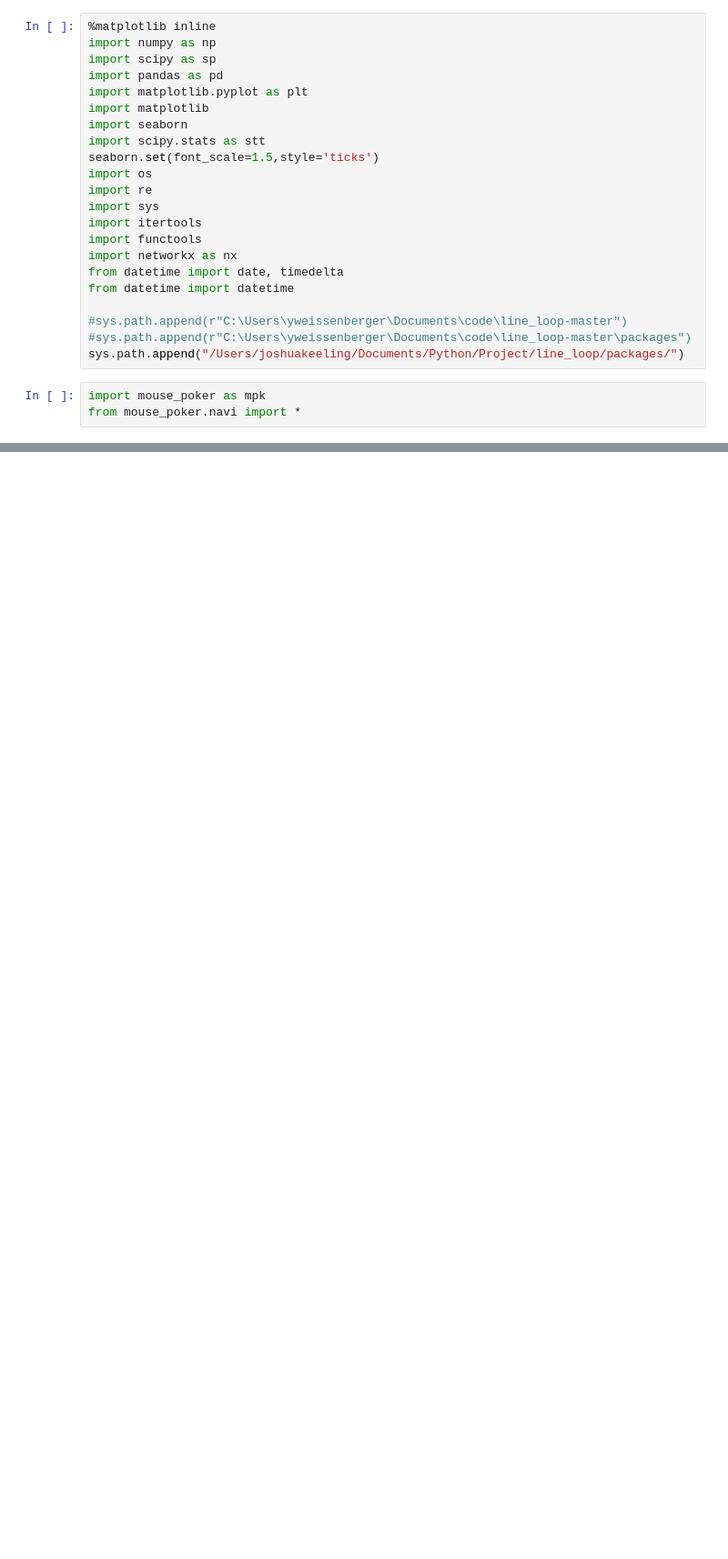
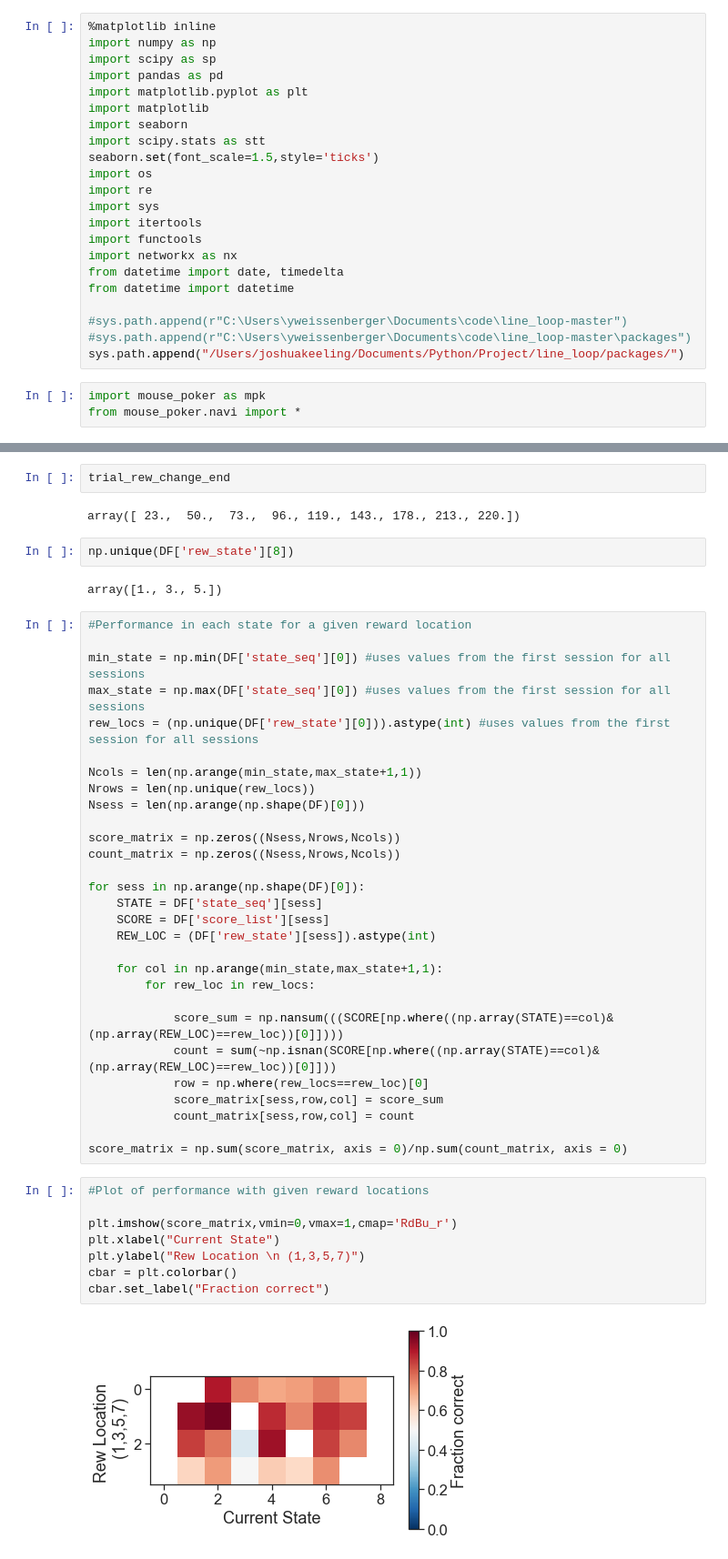
Before and after one commit to yves-weissenberger/line_loop, a Jupyter notebook: project_notebooks/line_loop/navi/analyse_line_loop_NAVI_dev_funcs.ipynb, the cells around one changed output, grey strips where cells are left out. Shown at 91% size. Cells and saved outputs as stored; diff of their text form; blank space fills up the shorter version.

```diff
--- a/project_notebooks/line_loop/navi/analyse_line_loop_NAVI_dev_funcs.ipynb
+++ b/project_notebooks/line_loop/navi/analyse_line_loop_NAVI_dev_funcs.ipynb
@@ -25,0 +238,47 @@ from mouse_poker.navi import *
+# %%
+trial_rew_change_end
+# %% [output]
+array([ 23.,  50.,  73.,  96., 119., 143., 178., 213., 220.])
+# %%
+np.unique(DF['rew_state'][8])
+# %% [output]
+array([1., 3., 5.])
+# %%
+#Performance in each state for a given reward location
+
+min_state = np.min(DF['state_seq'][0]) #uses values from the first session for all sessions
+max_state = np.max(DF['state_seq'][0]) #uses values from the first session for all sessions
+rew_locs = (np.unique(DF['rew_state'][0])).astype(int) #uses values from the first session for all sessions
+
+Ncols = len(np.arange(min_state,max_state+1,1))
+Nrows = len(np.unique(rew_locs))
+Nsess = len(np.arange(np.shape(DF)[0]))
+
+score_matrix = np.zeros((Nsess,Nrows,Ncols))
+count_matrix = np.zeros((Nsess,Nrows,Ncols))
+
+for sess in np.arange(np.shape(DF)[0]):
+    STATE = DF['state_seq'][sess]
+    SCORE = DF['score_list'][sess]
+    REW_LOC = (DF['rew_state'][sess]).astype(int)
+
+    for col in np.arange(min_state,max_state+1,1):
+        for rew_loc in rew_locs:
+
+            score_sum = np.nansum(((SCORE[np.where((np.array(STATE)==col)&(np.array(REW_LOC)==rew_loc))[0]])))
+            count = sum(~np.isnan(SCORE[np.where((np.array(STATE)==col)&(np.array(REW_LOC)==rew_loc))[0]]))
+            row = np.where(rew_locs==rew_loc)[0]
+            score_matrix[sess,row,col] = score_sum
+            count_matrix[sess,row,col] = count
+
+score_matrix = np.sum(score_matrix, axis = 0)/np.sum(count_matrix, axis = 0)
+# %%
+#Plot of performance with given reward locations
+
+plt.imshow(score_matrix,vmin=0,vmax=1,cmap='RdBu_r')
+plt.xlabel("Current State")
+plt.ylabel("Rew Location \n (1,3,5,7)")
+cbar = plt.colorbar()
+cbar.set_label("Fraction correct")
+# %% [output]
+[figure, added]
```
Also changed, not shown: parts of 22 cells of this notebook.
